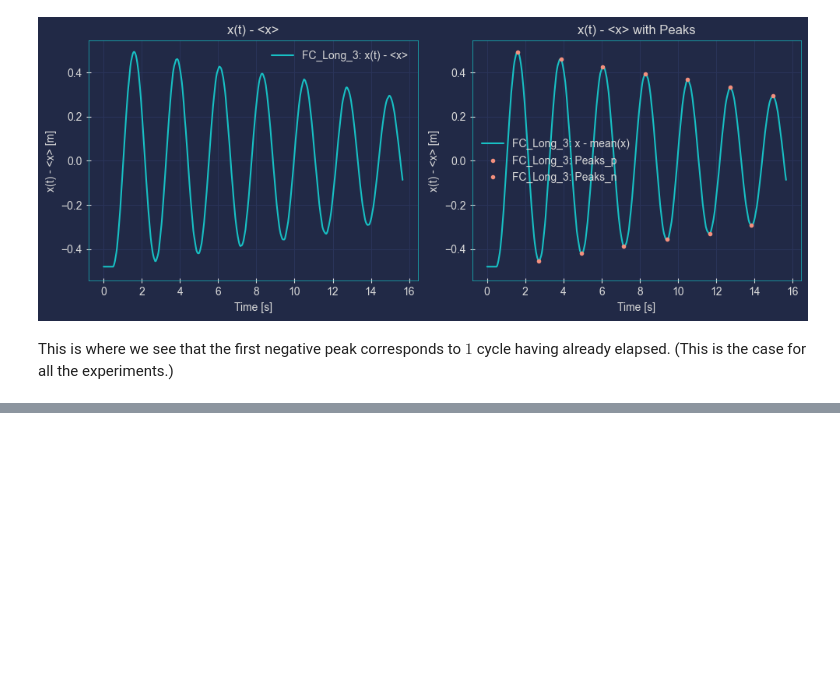
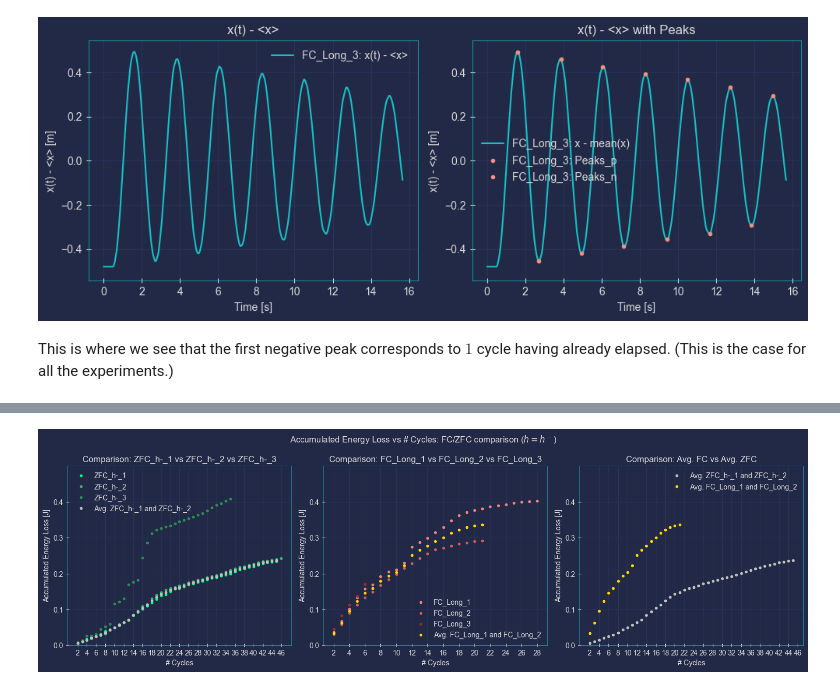
Before and after one commit to kaiuki2000/FC_vs._ZFC_Maglev, a Jupyter notebook: Notebooks/Maglev_losses.ipynb, the cells around one changed output, grey strips where cells are left out. Saved outputs shown, nothing was run; the diff lists cells and outputs as text; code cells hidden in the pictures; blank space fills up the shorter version.

```diff
--- a/Notebooks/Maglev_losses.ipynb
+++ b/Notebooks/Maglev_losses.ipynb
@@ -496,0 +627,94 @@ This is where we see that the first negative peak corresponds to $1$ cycle havin
+# %%
+# Here, I only use ZFC_h_m_1_U and ZFC_h_m_2_U to compute the average, as ZFC_h_m_3_U appears to have a lot more noise.
+l_min = min(len(ZFC_h_m_1_U), len(ZFC_h_m_2_U)) - 1
+l_max = max(len(ZFC_h_m_1_U), len(ZFC_h_m_2_U), len(ZFC_h_m_3_U)) - 1
+
+l_min_2 = min(len(FC_Long_1_U), len(FC_Long_2_U)) - 1
+l_max_2 = max(len(FC_Long_1_U), len(FC_Long_2_U), len(FC_Long_3_U)) - 1
+
+# Compute the accumulated energy loss
+ZFC_h_m_1_loss = np.cumsum(np.abs(np.diff(ZFC_h_m_1_U)))
+ZFC_h_m_2_loss = np.cumsum(np.abs(np.diff(ZFC_h_m_2_U)))
+ZFC_h_m_3_loss = np.cumsum(np.abs(np.diff(ZFC_h_m_3_U)))
+
+FC_Long_1_loss = np.cumsum(np.abs(np.diff(FC_Long_1_U)))
+FC_Long_2_loss = np.cumsum(np.abs(np.diff(FC_Long_2_U)))
+FC_Long_3_loss = np.cumsum(np.abs(np.diff(FC_Long_3_U)))
+
+# Create a figure with three subplots
+fig, axs = plt.subplots(1, 3, figsize=(15, 4.75))
+
+########## First subplot: Start ########## ########## First subplot: Start ##########
+# Plot the accumulated energy loss for ZFC_h-_1, ZFC_h-_2, and ZFC_h-_3 on the first subplot
+axs[0].plot(range(2, len(ZFC_h_m_1_loss) + 2), ZFC_h_m_1_loss, '.', color='springgreen', label='ZFC_h-_1')
+axs[0].plot(range(2, len(ZFC_h_m_2_loss) + 2), ZFC_h_m_2_loss, '.', color='mediumseagreen', label='ZFC_h-_2')
+axs[0].plot(range(2, len(ZFC_h_m_3_loss) + 2), ZFC_h_m_3_loss, '.', color='seagreen', label='ZFC_h-_3')
+
+# Plotting the average of ZFC_h_m_1_loss and ZFC_h_m_2_loss
+axs[0].plot(range(2, l_min + 2), np.mean([ZFC_h_m_1_loss[:l_min], ZFC_h_m_2_loss[:l_min]], axis=0), '.', color='silver', label='Avg. ZFC_h-_1 and ZFC_h-_2')
+
+# Set x-axis ticks at every 2 units
+axs[0].set_xticks(range(2, l_max + 2 + 1, 2))
+
+# Set y-axis ticks at every 0.1 units
+axs[0].set_yticks(np.arange(0, 0.5, 0.1))
+axs[0].set_ylim(0, 0.5)
+
+axs[0].set_xlabel('# Cycles')
+axs[0].set_ylabel('Accumulated Energy Loss [J]')
+axs[0].set_title('Comparison: ZFC_h-_1 vs ZFC_h-_2 vs ZFC_h-_3')
+axs[0].legend()
+########## First subplot: End ########## ########## First subplot: End ##########
+
+########## Second subplot: Start ########## ########## Second subplot: Start ##########
+# Plot the accumulated energy loss for FC_Long_1, FC_Long_2, and FC_Long_3 on the second subplot
+axs[1].plot(range(2, len(FC_Long_1_loss) + 2), FC_Long_1_loss, '.', color='lightcoral', label='FC_Long_1')
+axs[1].plot(range(2, len(FC_Long_2_loss) + 2), FC_Long_2_loss, '.', color='indianred', label='FC_Long_2')
+axs[1].plot(range(2, len(FC_Long_3_loss) + 2), FC_Long_3_loss, '.', color='brown', label='FC_Long_3')
+
+# Plotting the average of FC_Long_1_loss, FC_Long_2_loss, and FC_Long_3_loss
+axs[1].plot(range(2, l_min_2 + 2), np.mean([FC_Long_1_loss[:l_min_2], FC_Long_2_loss[:l_min_2]], axis=0), '.', color='gold', label='Avg. FC_Long_1 and FC_Long_2')
+
+# Set x-axis ticks at every 2 units
+axs[1].set_xticks(range(2, l_max_2 + 2 + 1, 2))
+
+# Set y-axis ticks at every 0.1 units
+axs[1].set_yticks(np.arange(0, 0.5, 0.1))
+axs[1].set_ylim(0, 0.5)
+
+axs[1].set_xlabel('# Cycles')
+axs[1].set_ylabel('Accumulated Energy Loss [J]')
+axs[1].set_title('Comparison: FC_Long_1 vs FC_Long_2 vs FC_Long_3')
+axs[1].legend()
+########## Second subplot: End ########## ########## Second subplot: End ##########
+
+########## Third subplot: Start ########## ########## Third subplot: Start ##########
+# Plotting the average of ZFC_h_m_1_loss, ZFC_h_m_2_loss, and FC_Long_1_loss, FC_Long_2_loss
+axs[2].plot(range(2, l_min + 2), np.mean([ZFC_h_m_1_loss[:l_min], ZFC_h_m_2_loss[:l_min]], axis=0), '.', color='silver', label='Avg. ZFC_h-_1 and ZFC_h-_2')
+axs[2].plot(range(2, l_min_2 + 2), np.mean([FC_Long_1_loss[:l_min_2], FC_Long_2_loss[:l_min_2]], axis=0), '.', color='gold', label='Avg. FC_Long_1 and FC_Long_2')
+
+# Set x-axis ticks at every 2 units
+axs[2].set_xticks(range(2, max(l_max, l_max_2) + 2 + 1, 2))
+
+# Set y-axis ticks at every 0.1 units
+axs[2].set_yticks(np.arange(0, 0.5, 0.1))
+axs[2].set_ylim(0, 0.5)
+
+axs[2].set_xlabel('# Cycles')
+axs[2].set_ylabel('Accumulated Energy Loss [J]')
+axs[2].set_title('Comparison: Avg. FC vs Avg. ZFC')
+axs[2].legend()
+########## Third subplot: End ########## ########## Third subplot: End ##########
+
+plt.suptitle(r'Accumulated Energy Loss vs # Cycles: FC/ZFC comparison ($h = h^-$)')
+
+# Adjust the spacing between subplots
+plt.tight_layout()
+
+# Show the figure
+plt.show()
+
+# Save the figure
+fig.savefig('./Plots/Comparison_FC_vs_ZFC_AccumulatedLoss.png', dpi=300, bbox_inches='tight')
+# %% [output]
+[figure, added]
```
Also changed, not shown: parts of 8 cells of this notebook, 11 other files.
